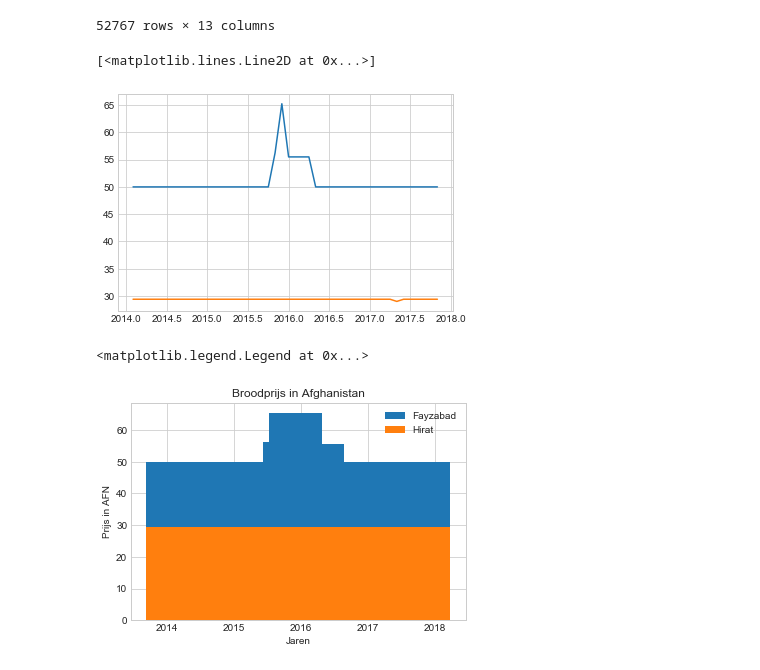
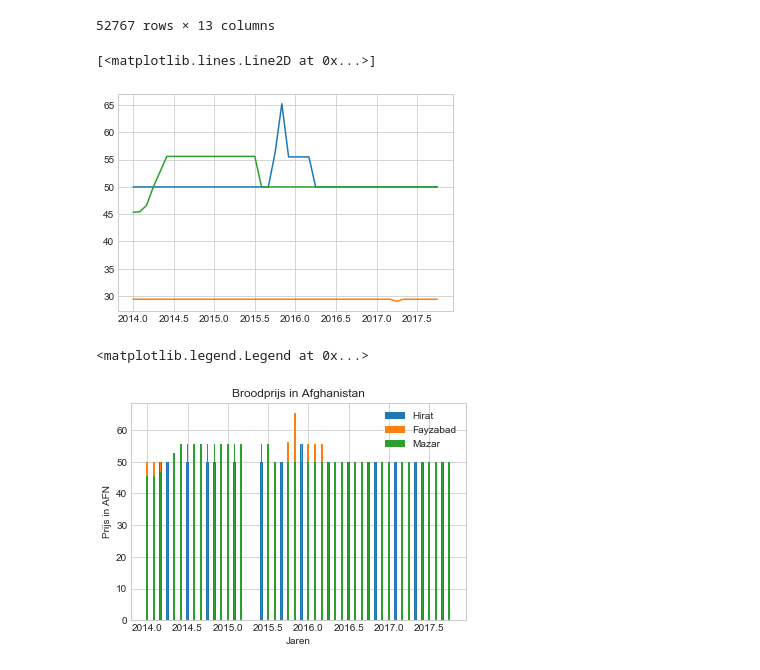
Before and after one commit to Take2001/DataProcessing, a Jupyter notebook: klad/Alex/Pionieren.ipynb, the cells around one changed output. Saved outputs shown, nothing was run; the diff lists cells and outputs as text; code cells hidden in the pictures.

```diff
--- a/klad/Alex/Pionieren.ipynb
+++ b/klad/Alex/Pionieren.ipynb
@@ -66,29 +65,34 @@ me1 = fIn.loc[fIn['adm0_name'] == 'Afghanistan']
 # kies markten
 me1_market = me1.loc[me1['mkt_name'] == 'Fayzabad']
 me2_market = me1.loc[me1['mkt_name'] == 'Hirat']
+me3_market = me1.loc[me1['mkt_name'] == 'Mazar']
 # kies producten
 me1_product = me1_market.loc[me1_market['cm_name'] == 'Bread']
 me2_product = me2_market.loc[me2_market['cm_name'] == 'Bread']
+me3_product = me3_market.loc[me3_market['cm_name'] == 'Bread']
 
 # plotspul
 x_values = me1_product['Year']
 y_values = me1_product['mp_price']
 y_values2 = me2_product['mp_price']
+y_values3 = me3_product['mp_price']
 plt.plot(x_values, y_values)
 plt.plot(x_values, y_values2)
+plt.plot(x_values, y_values3)
 # %% [output]
 [<matplotlib.lines.Line2D at 0x...>]
-[figure, old version]
+[figure, new version]
 # %%
 x_values = me1_product['Year']
 y_values = me1_product['mp_price']
 y_values2 = me2_product['mp_price']
-plt.bar(x_values, y_values, label="Fayzabad")
-plt.bar(x_values, y_values2, label = "Hirat")
+plt.bar(x_values, y_values, width=0.03, label = "Hirat")
+plt.bar(x_values, y_values, width=0.02,label="Fayzabad")
+plt.bar(x_values, y_values3, width=0.02, label = 'Mazar')
 plt.xlabel("Jaren")
 plt.ylabel("Prijs in AFN")
 plt.title("Broodprijs in Afghanistan")
 plt.legend()
 # %% [output]
 <matplotlib.legend.Legend at 0x...>
-[figure, old version]
+[figure, new version]
```
Also changed, not shown: parts of 4 cells of this notebook, 3 other files.
